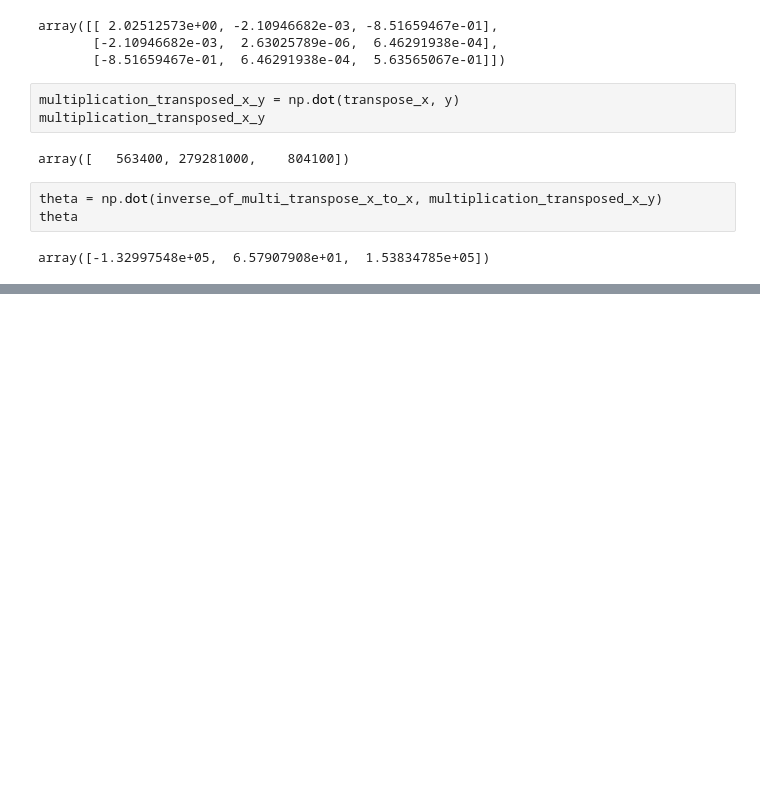
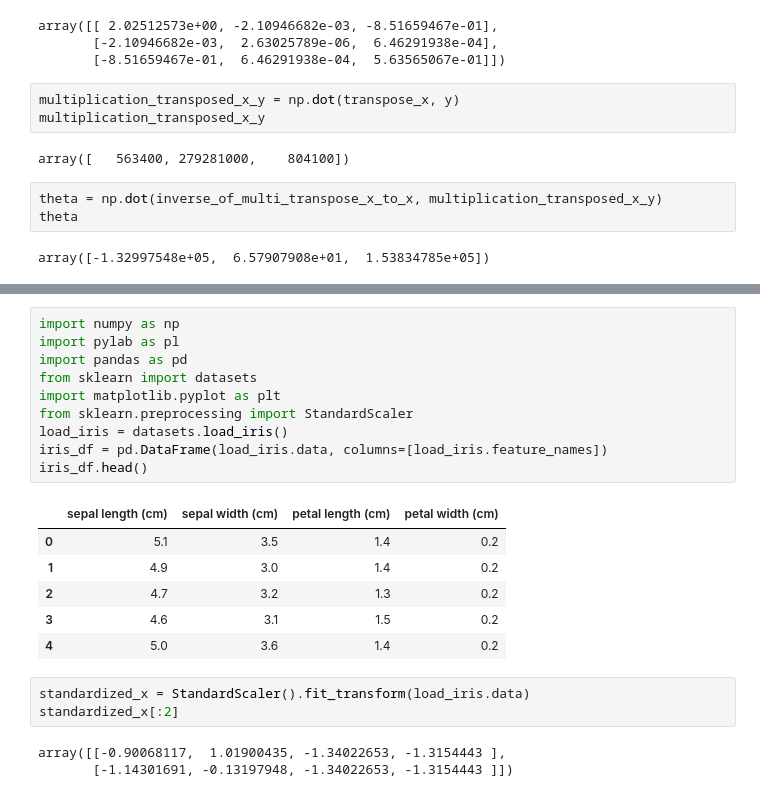
Before and after one commit to ejaj/data-science, a Jupyter notebook: basic-linear-algebra.ipynb, the cells around one changed output, grey strips where cells are left out. Saved outputs shown, nothing was run; the diff lists cells and outputs as text; blank space fills up the shorter version.

```diff
--- a/basic-linear-algebra.ipynb
+++ b/basic-linear-algebra.ipynb
@@ -44,0 +105,23 @@ array([-1.32997548e+05,  6.57907908e+01,  1.53834785e+05])
+# %%
+import numpy as np
+import pylab as pl
+import pandas as pd
+from sklearn import datasets
+import matplotlib.pyplot as plt
+from sklearn.preprocessing import StandardScaler
+load_iris = datasets.load_iris()
+iris_df = pd.DataFrame(load_iris.data, columns=[load_iris.feature_names])
+iris_df.head()
+# %% [output]
+|  | sepal length (cm) | sepal width (cm) | petal length (cm) | petal width (cm) |
+| 0 | 5.1 | 3.5 | 1.4 | 0.2 |
+| 1 | 4.9 | 3.0 | 1.4 | 0.2 |
+| 2 | 4.7 | 3.2 | 1.3 | 0.2 |
+| 3 | 4.6 | 3.1 | 1.5 | 0.2 |
+| 4 | 5.0 | 3.6 | 1.4 | 0.2 |
+# %%
+standardized_x = StandardScaler().fit_transform(load_iris.data)
+standardized_x[:2]
+# %% [output]
+array([[-0.90068117,  1.01900435, -1.34022653, -1.3154443 ],
+       [-1.14301691, -0.13197948, -1.34022653, -1.3154443 ]])
```
Also changed, not shown: parts of 15 cells of this notebook, 1 other file.
